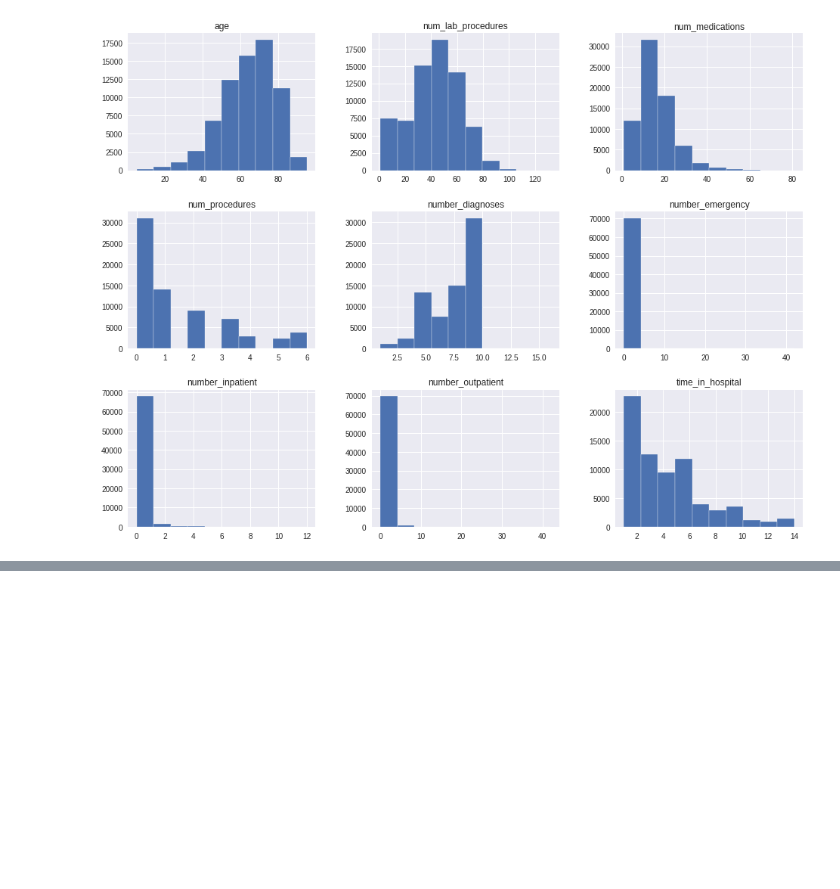
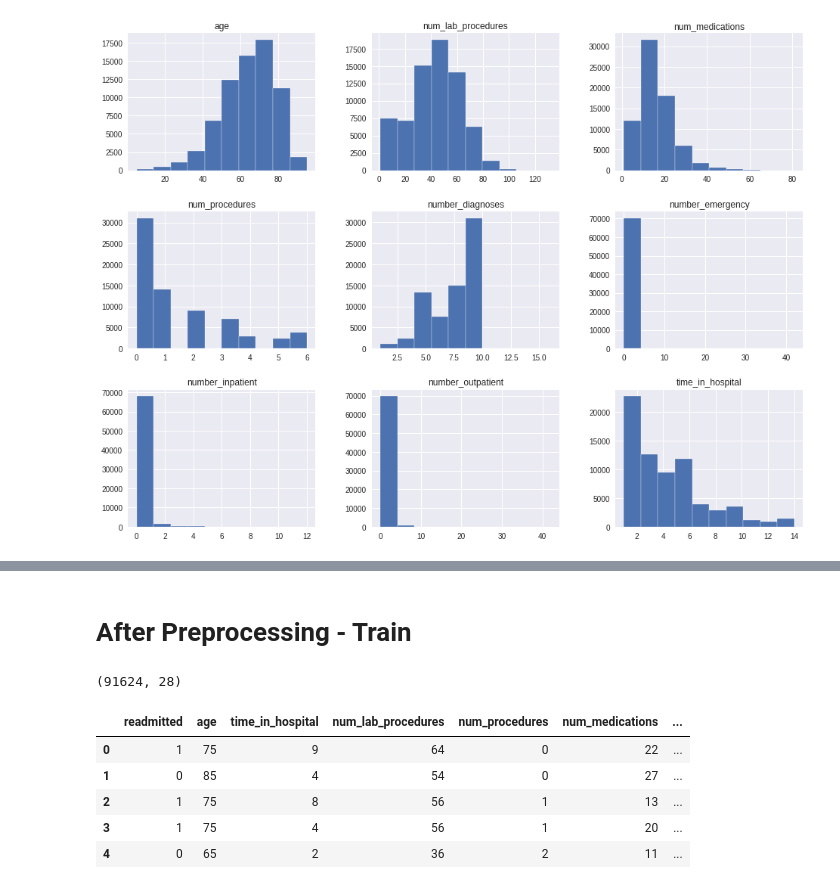
Before and after one commit to nrichards17/diabetes-pytorch, a Jupyter notebook: notebooks/01-Diabetes-Preprocessing.ipynb, the cells around one changed output, grey strips where cells are left out. Cells and saved outputs as stored; diff of their text form; code cells hidden in the pictures; blank space fills up the shorter version.

```diff
--- a/notebooks/01-Diabetes-Preprocessing.ipynb
+++ b/notebooks/01-Diabetes-Preprocessing.ipynb
@@ -26,7 +26,7 @@ mpl.style.use('seaborn')
 
 pd.options.mode.chained_assignment = None  # default='warn'
 pd.options.display.max_columns = 999
-pd.options.display.max_rows = 500
+# pd.options.display.max_rows = 500
 np.set_printoptions(precision=6)
 
 DATA_PATH = '../data/'
@@ -287,2 +348,18 @@ Respiriatory        9565
 Name: diag_1, dtype: int64
 ... (27 outputs left out)
+# %% [markdown]
+# After Preprocessing - Train
+# %%
+TRAIN_FILE = os.path.join(DATA_PATH, 'processed', 'baseline', 'train.csv')
+train_df = pd.read_csv(TRAIN_FILE)
+
+print(train_df.shape)
+display(train_df.head())
+# %% [output]
+(91624, 28)
+|  | readmitted | age | time_in_hospital | num_lab_procedures | num_procedures | num_medications | ... |
+| 0 | 1 | 75 | 9 | 64 | 0 | 22 | ... |
+| 1 | 0 | 85 | 4 | 54 | 0 | 27 | ... |
+| 2 | 1 | 75 | 8 | 56 | 1 | 13 | ... |
+| 3 | 1 | 75 | 4 | 56 | 1 | 20 | ... |
+| 4 | 0 | 65 | 2 | 36 | 2 | 11 | ... |
```
Also changed, not shown: parts of 6 cells of this notebook, 3 other files.
